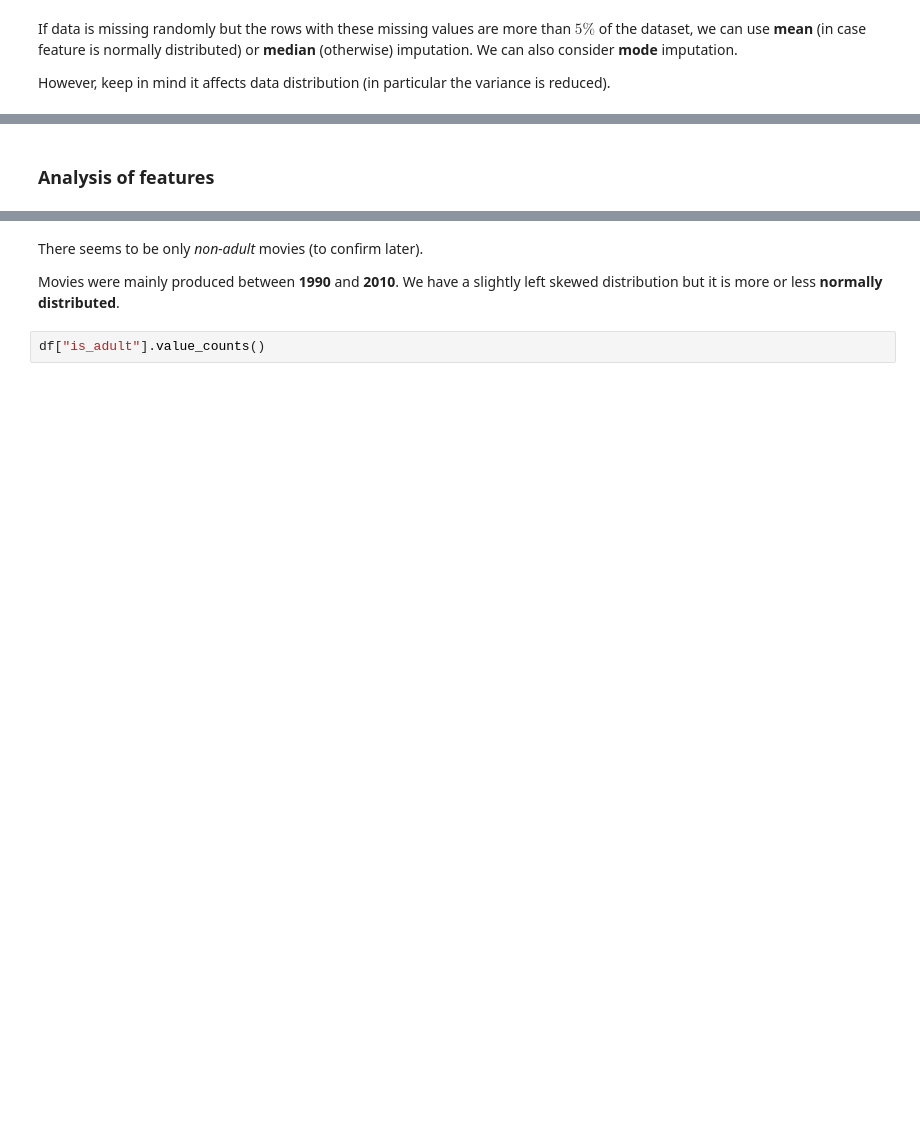
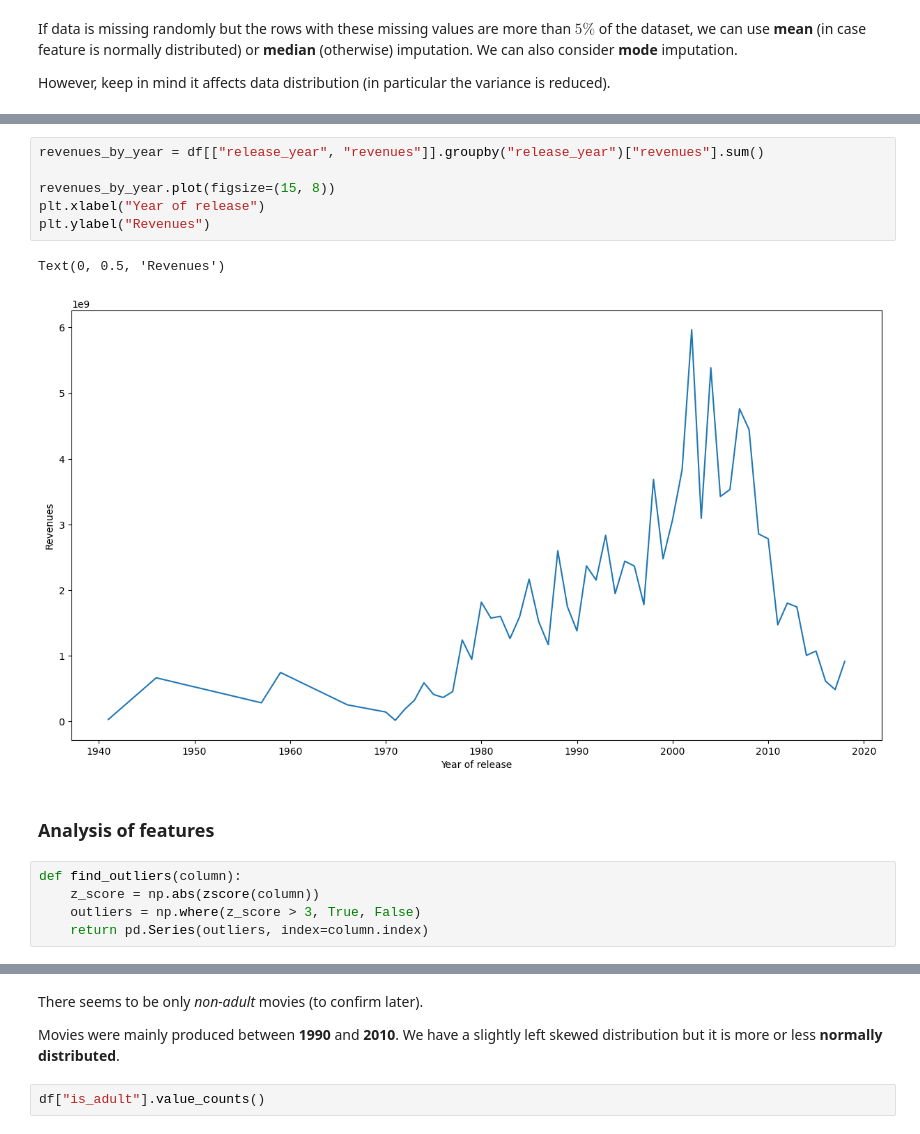
Before and after one commit to Mathieu-R/lelec2870-movie-revenue-prediction, a Jupyter notebook: eda.ipynb, the cells around one changed output, grey strips where cells are left out. Drawn from its saved outputs; the diff is of its cells as text; blank space fills up the shorter version.

```diff
--- a/eda.ipynb
+++ b/eda.ipynb
@@ -210,5 +339,19 @@ array([',', '-', 'A', 'B', 'C', 'D', 'F', 'G', 'H', 'M', 'N', 'R', 'S',
+# %%
+revenues_by_year = df[["release_year", "revenues"]].groupby("release_year")["revenues"].sum()
+
+revenues_by_year.plot(figsize=(15, 8))
+plt.xlabel("Year of release")
+plt.ylabel("Revenues")
+# %% [output]
+Text(0, 0.5, 'Revenues')
+[figure, added]
 # %% [markdown]
 ### Analysis of features
+# %%
+def find_outliers(column):
+	z_score = np.abs(zscore(column))
+	outliers = np.where(z_score > 3, True, False)
+	return pd.Series(outliers, index=column.index)
 # %%
 plt.subplots(figsize=(20,30))
 
```
Also changed, not shown: parts of 38 cells of this notebook, 5 other files.
